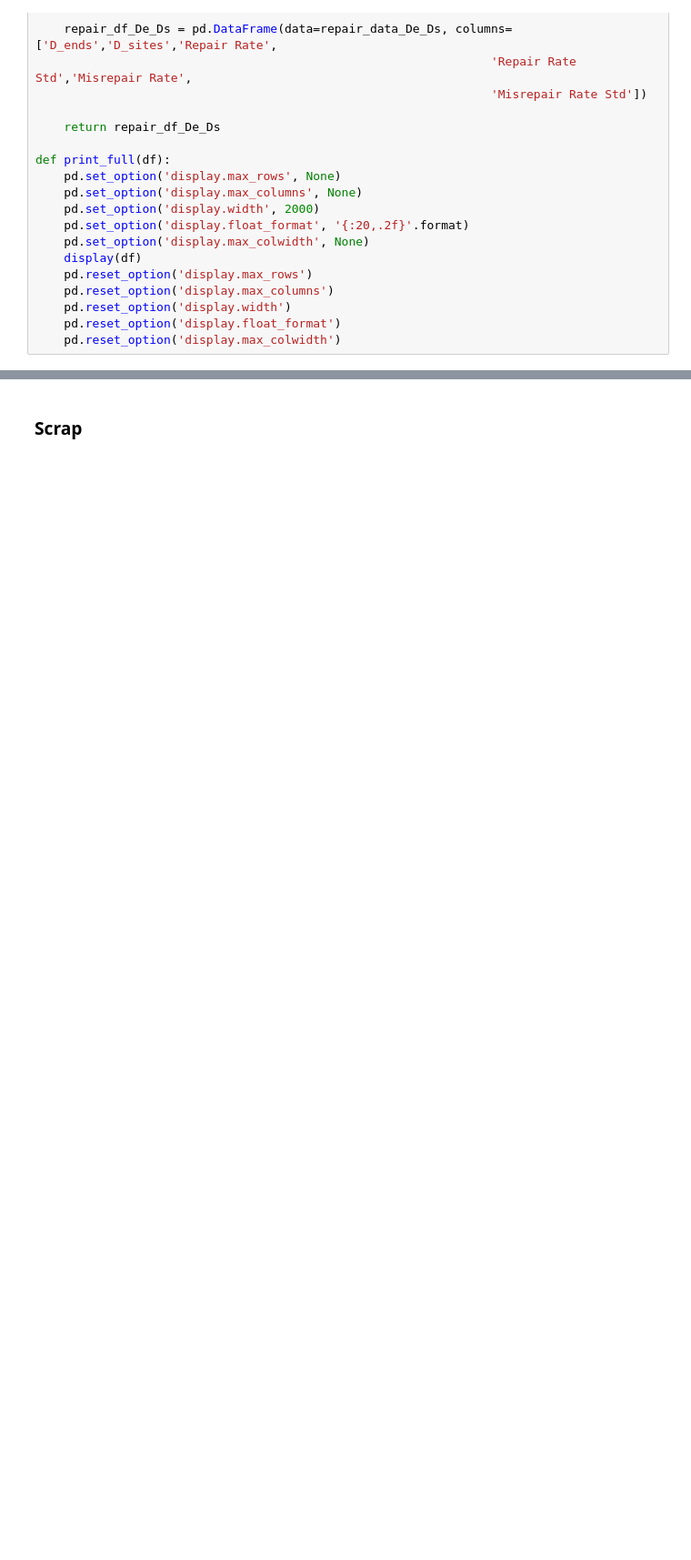
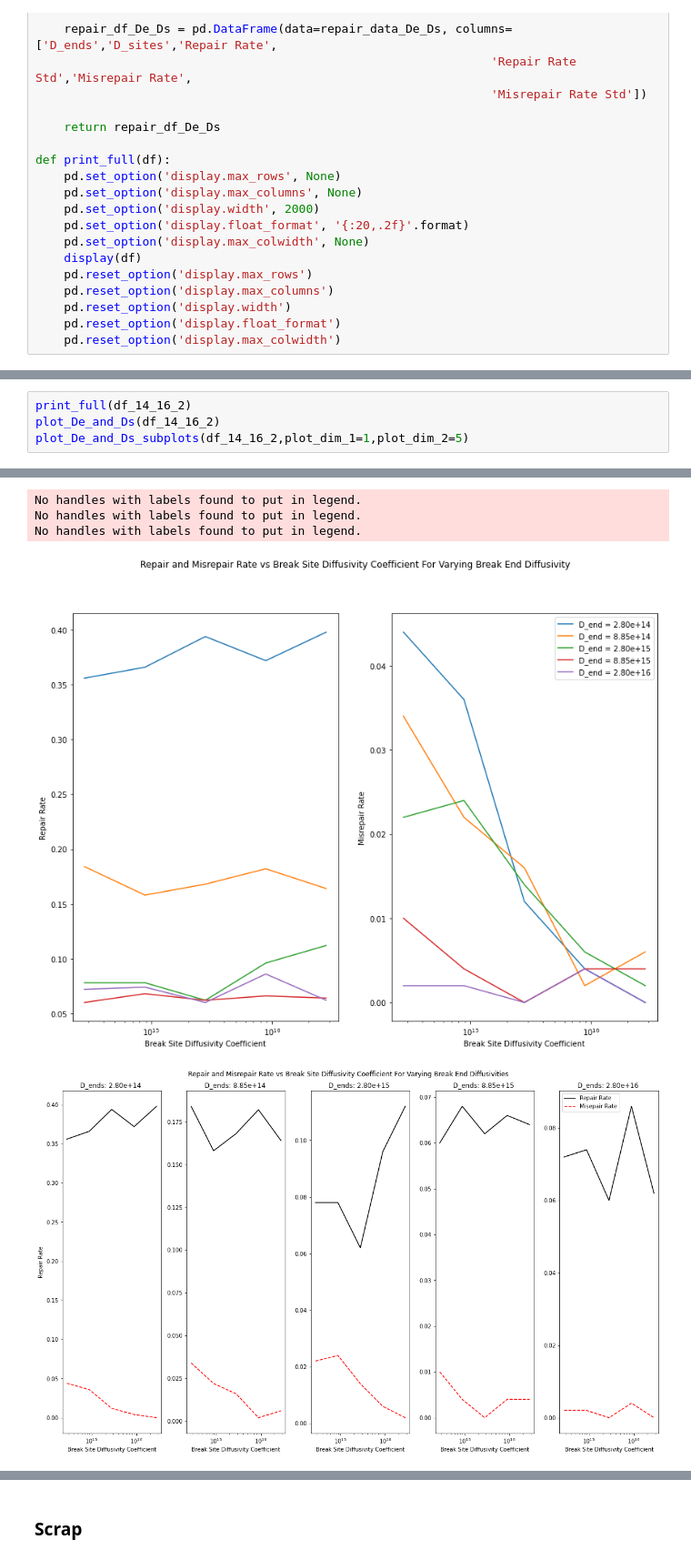
Before and after one commit to MilaJ1/MPhys-Sem-2, a Jupyter notebook: CTRW_with_repair_v3.2.ipynb, the cells around one changed output, grey strips where cells are left out. Shown at 91% size. Drawn from its saved outputs; the diff is of its cells as text; blank space fills up the shorter version.

```diff
--- a/CTRW_with_repair_v3.2.ipynb
+++ b/CTRW_with_repair_v3.2.ipynb
@@ -1240,0 +1277,5 @@ repair_df_De_Ds = ctrw4_De_Ds_mc(1,500, [(0,0,0),(0,0,separation)], D_site_vals,
+# %%
+print_full(df_14_16_2)
+plot_De_and_Ds(df_14_16_2)
+plot_De_and_Ds_subplots(df_14_16_2,plot_dim_1=1,plot_dim_2=5)
+# %% [output]
@@ -1240,0 +1302,5 @@ repair_df_De_Ds = ctrw4_De_Ds_mc(1,500, [(0,0,0),(0,0,separation)], D_site_vals,
+No handles with labels found to put in legend.
+No handles with labels found to put in legend.
+No handles with labels found to put in legend.
+[figure, added]
+[figure, added]
```
Also changed, not shown: parts of 17 cells of this notebook, 2 other files.
